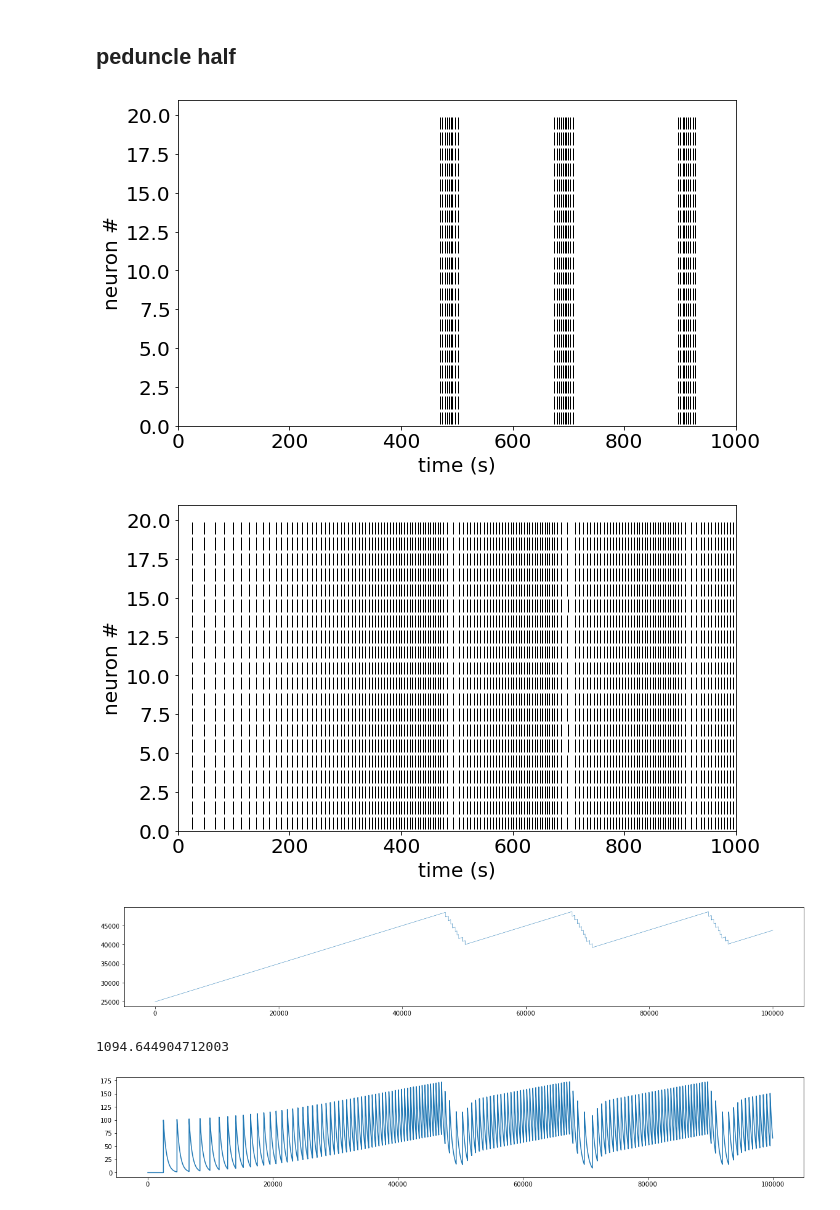
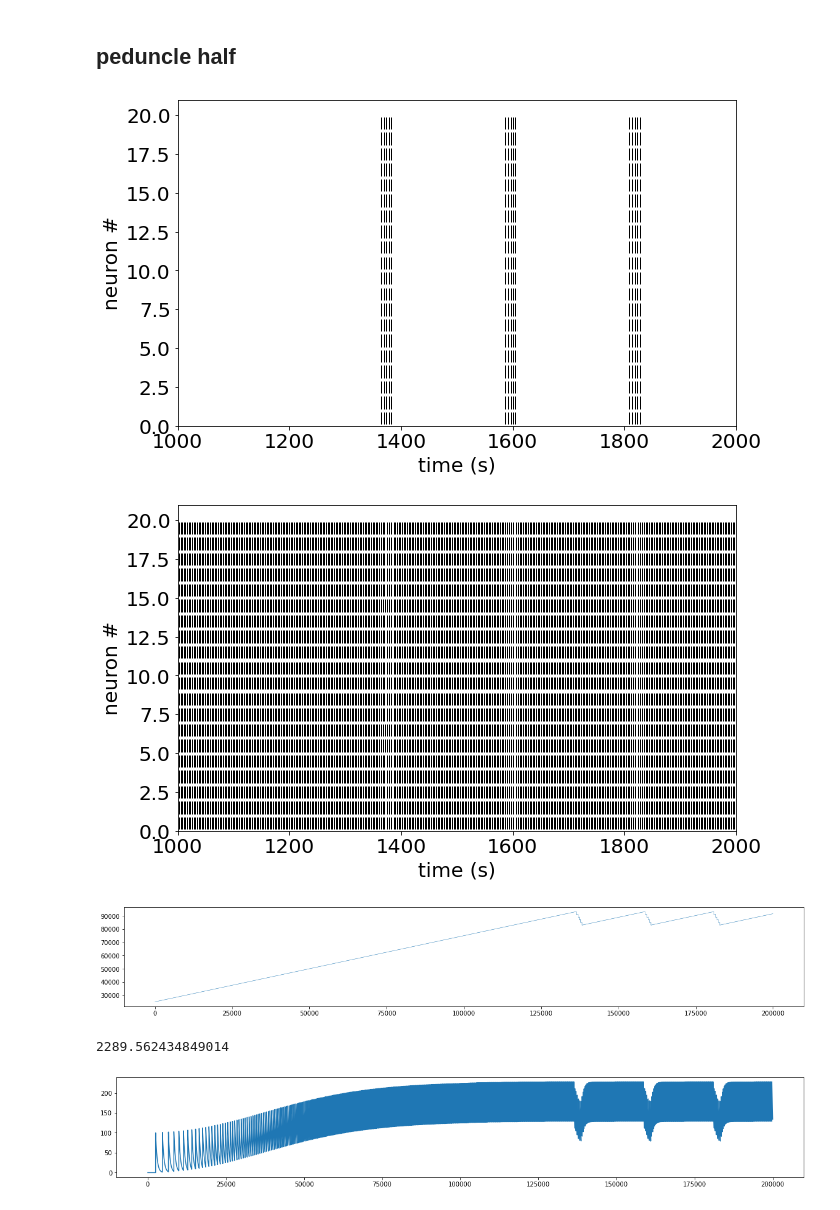
Before and after one commit to hengjiwang/hydranerv, a Jupyter notebook: hydranerv/models/network/s_dep_k_e/sim_ecto_randnet_bisected.ipynb, the cells around one changed output. Saved outputs shown, nothing was run; the diff lists cells and outputs as text; code cells hidden in the pictures.

Commit message:
simulate with different density, sensitivity and k_e

```diff
--- a/hydranerv/models/network/s_dep_k_e/sim_ecto_randnet_bisected.ipynb
+++ b/hydranerv/models/network/s_dep_k_e/sim_ecto_randnet_bisected.ipynb
@@ -71,26 +71,26 @@ plt.show()
 # %% [markdown]
 ## peduncle half
 # %%
-ntwk = run_sim(density_rp_cb=.1, density_cb_rp=.05, s=.002)
+ntwk = run_sim(density_rp_cb=.12, density_cb_rp=.05, s=.0012, tmax=2000, xlim=(1000, 2000))
 # %% [output]
-[figure, old version]
+[figure, new version]
-[figure, old version]
+[figure, new version]
 # %%
 plt.figure(figsize=(20,3))
 plt.plot(ntwk.cbnet.neurons[9].sigma_w_train, lw=.5)
 plt.show()
 # %% [output]
-[figure, old version]
+[figure, new version]
 # %%
 ntwk.cbnet.neurons[0].get_k_e()
 # %% [output]
-1094.644904712003
+2289.562434849014
 # %%
 plt.figure(figsize=(20,3))
 plt.plot(ntwk.i_inh_rp_cb_dic[(0, 10)])
 plt.show()
 # %% [output]
-[figure, old version]
+[figure, new version]
 # %%
 plt.figure(figsize=(20,3))
 plt.plot(ntwk.cbnet.neurons[9].sigma_a_train, lw=.5)
```
Also changed, not shown: parts of 1 cell of this notebook, 1 other file.
